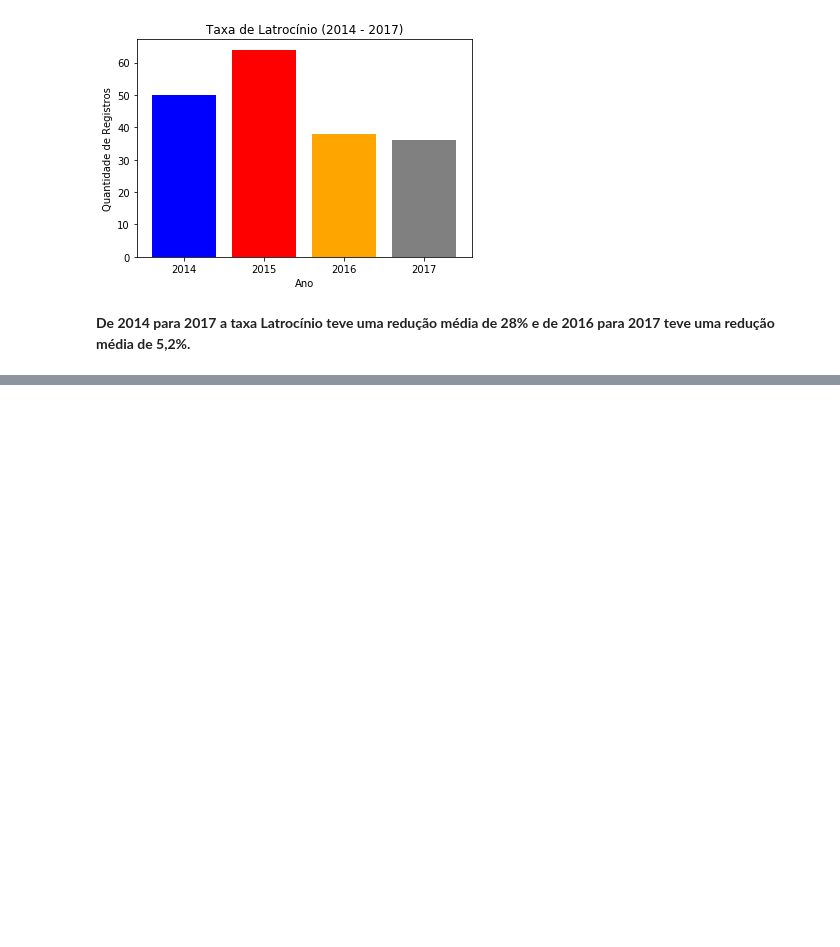
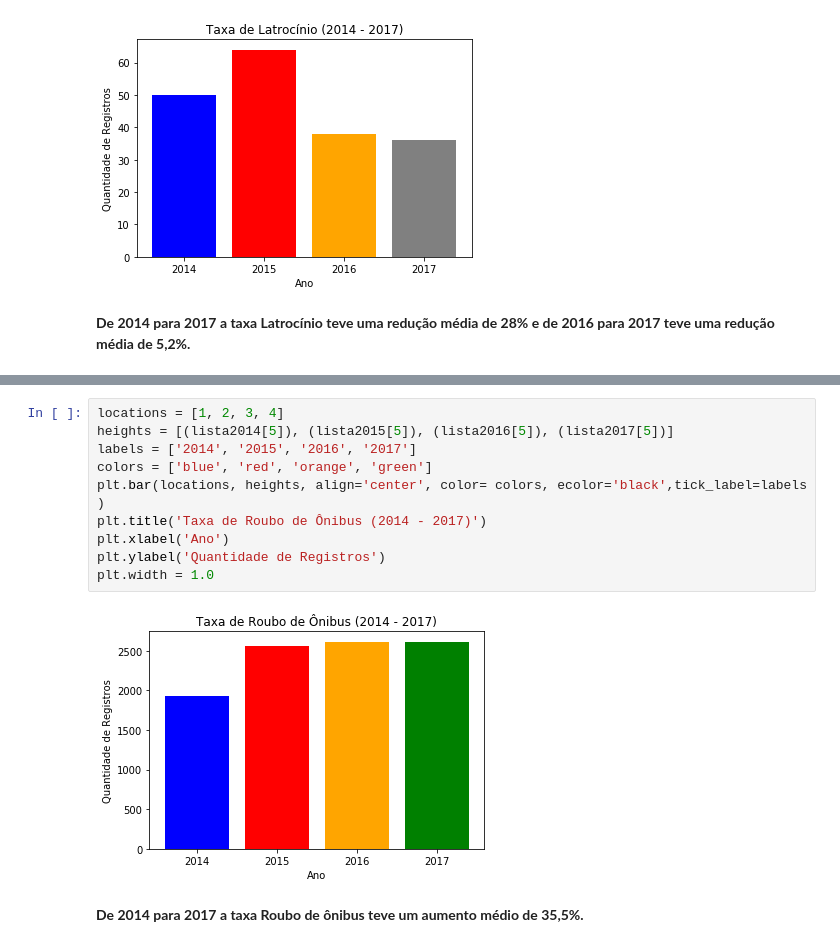
Before and after one commit to jcpsantos/projeto_safe_salvador, a Jupyter notebook: dados_seg_pub_ssa.ipynb, the cells around one changed output, grey strips where cells are left out. Cells and saved outputs as stored; diff of their text form; blank space fills up the shorter version.

```diff
--- a/dados_seg_pub_ssa.ipynb
+++ b/dados_seg_pub_ssa.ipynb
@@ -784,0 +848,14 @@ plt.width = 1.0
+# %%
+locations = [1, 2, 3, 4]
+heights = [(lista2014[5]), (lista2015[5]), (lista2016[5]), (lista2017[5])]
+labels = ['2014', '2015', '2016', '2017']
+colors = ['blue', 'red', 'orange', 'green']
+plt.bar(locations, heights, align='center', color= colors, ecolor='black',tick_label=labels )
+plt.title('Taxa de Roubo de Ônibus (2014 - 2017)')
+plt.xlabel('Ano')
+plt.ylabel('Quantidade de Registros')
+plt.width = 1.0
+# %% [output]
+[figure, added]
+# %% [markdown]
+**De 2014 para 2017 a taxa Roubo de ônibus teve um aumento médio de 35,5%.**
```
Also changed, not shown: parts of 14 cells of this notebook.
